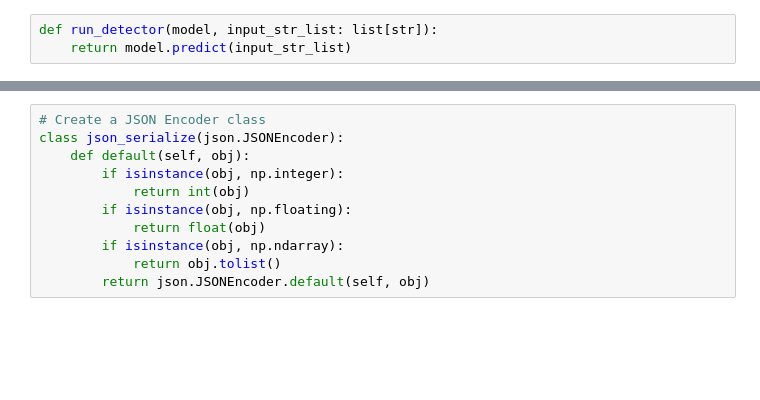
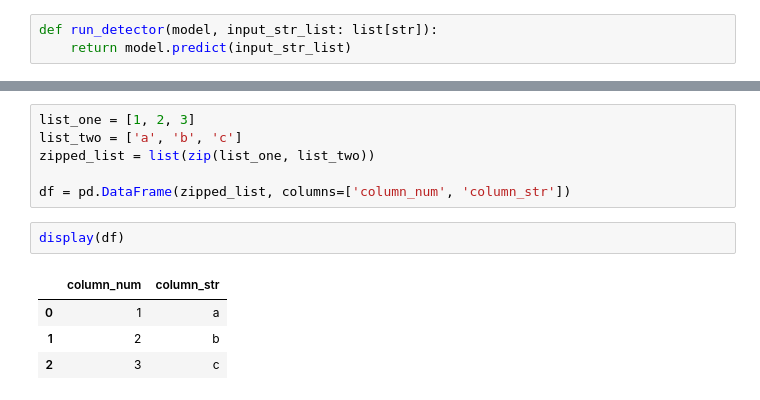
Before and after one commit to dundurlunka/llm-detect, a Jupyter notebook: src/zero-shot/binoculars-m4-colab.ipynb, the cells around one changed output, grey strips where cells are left out. Cells and saved outputs as stored; diff of their text form; blank space fills up the shorter version.

```diff
--- a/src/zero-shot/binoculars-m4-colab.ipynb
+++ b/src/zero-shot/binoculars-m4-colab.ipynb
@@ -353,14 +353,16 @@ reddit_human.jsonl 0
 3000 rows × 4 columns
 [interactive output not drawn]
 [interactive output not drawn]
-# %%
-# Create a JSON Encoder class
-class json_serialize(json.JSONEncoder):
-    def default(self, obj):
-        if isinstance(obj, np.integer):
-            return int(obj)
-        if isinstance(obj, np.floating):
-            return float(obj)
-        if isinstance(obj, np.ndarray):
-            return obj.tolist()
-        return json.JSONEncoder.default(self, obj)
+# %%
+list_one = [1, 2, 3]
+list_two = ['a', 'b', 'c']
+zipped_list = list(zip(list_one, list_two))
+
+df = pd.DataFrame(zipped_list, columns=['column_num', 'column_str'])
+# %%
+display(df)
+# %% [output]
+|  | column_num | column_str |
+| 0 | 1 | a |
+| 1 | 2 | b |
+| 2 | 3 | c |
```
Also changed, not shown: parts of 1 cell of this notebook, 5 other files.
